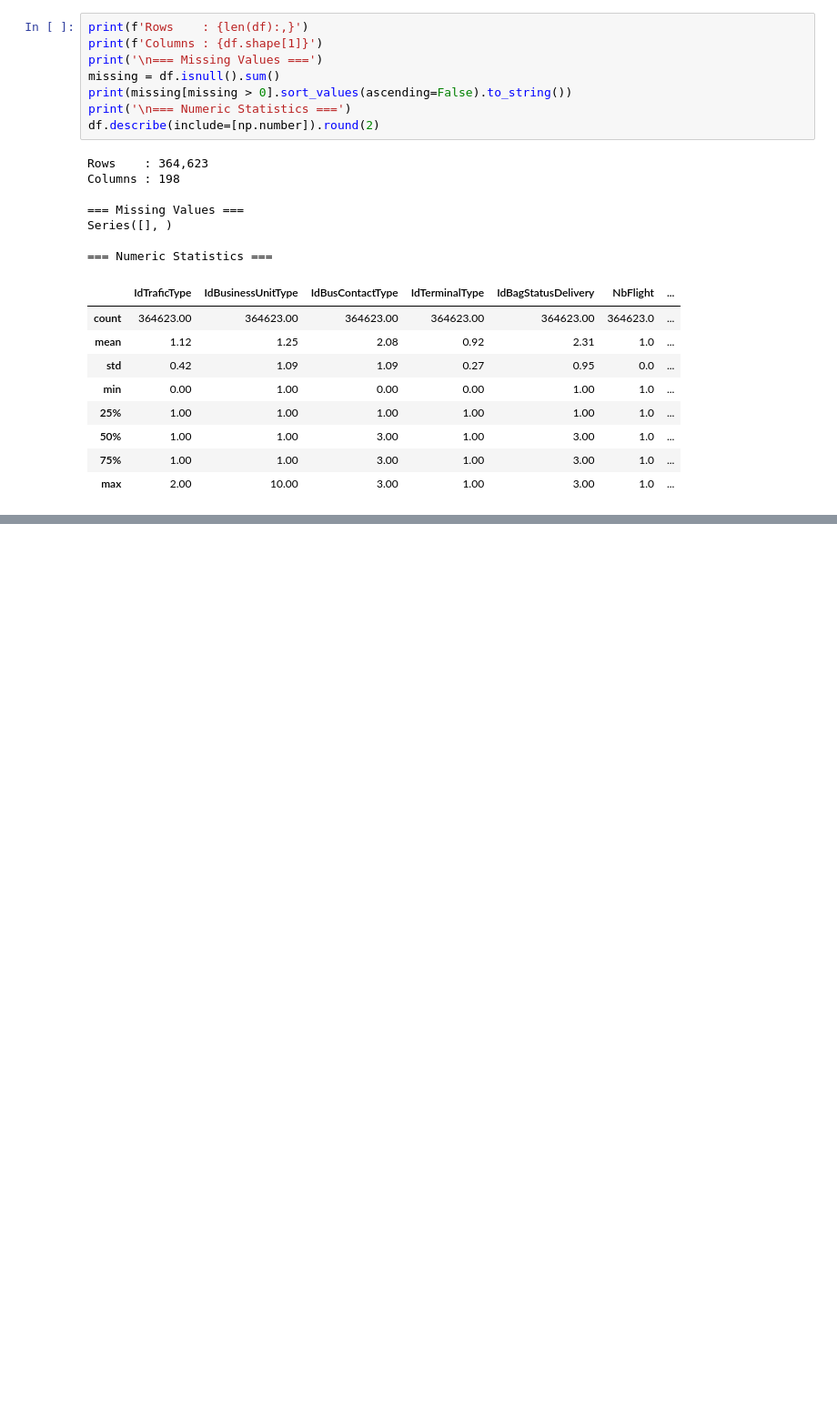
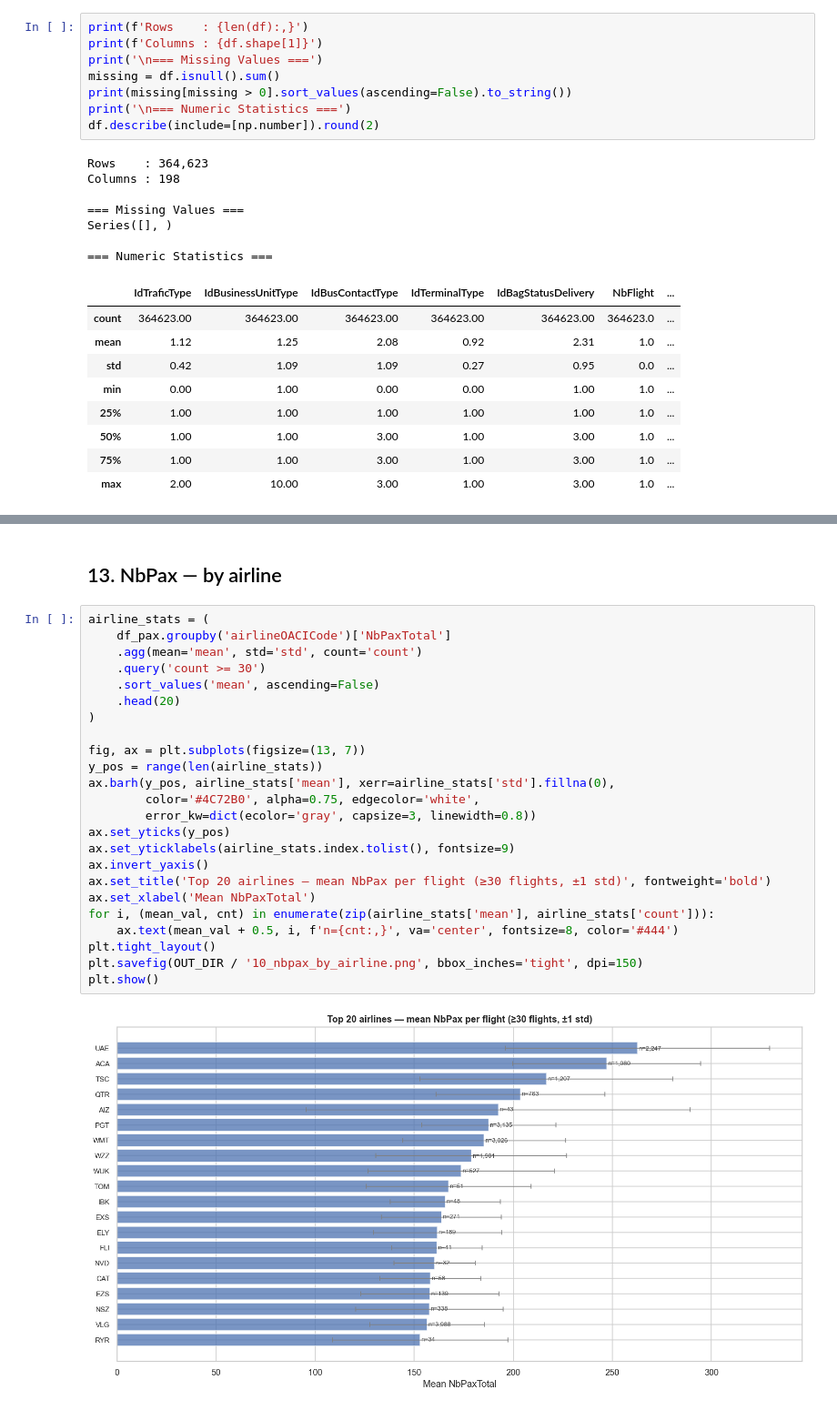
Before and after one commit to LancelotTC/master-minds-challenge, a Jupyter notebook: data_visualization.ipynb, the cells around one changed output, grey strips where cells are left out. Shown at 91% size. Saved outputs shown, nothing was run; the diff lists cells and outputs as text; blank space fills up the shorter version.

```diff
--- a/data_visualization.ipynb
+++ b/data_visualization.ipynb
@@ -753,0 +300,28 @@ df_model.head(3)
+# %% [markdown]
+## 13. NbPax — by airline
+# %%
+airline_stats = (
+    df_pax.groupby('airlineOACICode')['NbPaxTotal']
+    .agg(mean='mean', std='std', count='count')
+    .query('count >= 30')
+    .sort_values('mean', ascending=False)
+    .head(20)
+)
+
+fig, ax = plt.subplots(figsize=(13, 7))
+y_pos = range(len(airline_stats))
+ax.barh(y_pos, airline_stats['mean'], xerr=airline_stats['std'].fillna(0),
+        color='#4C72B0', alpha=0.75, edgecolor='white',
+        error_kw=dict(ecolor='gray', capsize=3, linewidth=0.8))
+ax.set_yticks(y_pos)
+ax.set_yticklabels(airline_stats.index.tolist(), fontsize=9)
+ax.invert_yaxis()
+ax.set_title('Top 20 airlines — mean NbPax per flight (≥30 flights, ±1 std)', fontweight='bold')
+ax.set_xlabel('Mean NbPaxTotal')
+for i, (mean_val, cnt) in enumerate(zip(airline_stats['mean'], airline_stats['count'])):
+    ax.text(mean_val + 0.5, i, f'n={cnt:,}', va='center', fontsize=8, color='#444')
+plt.tight_layout()
+plt.savefig(OUT_DIR / '10_nbpax_by_airline.png', bbox_inches='tight', dpi=150)
+plt.show()
+# %% [output]
+[figure, added]
```
Also changed, not shown: parts of 78 cells of this notebook, 13 other files.
